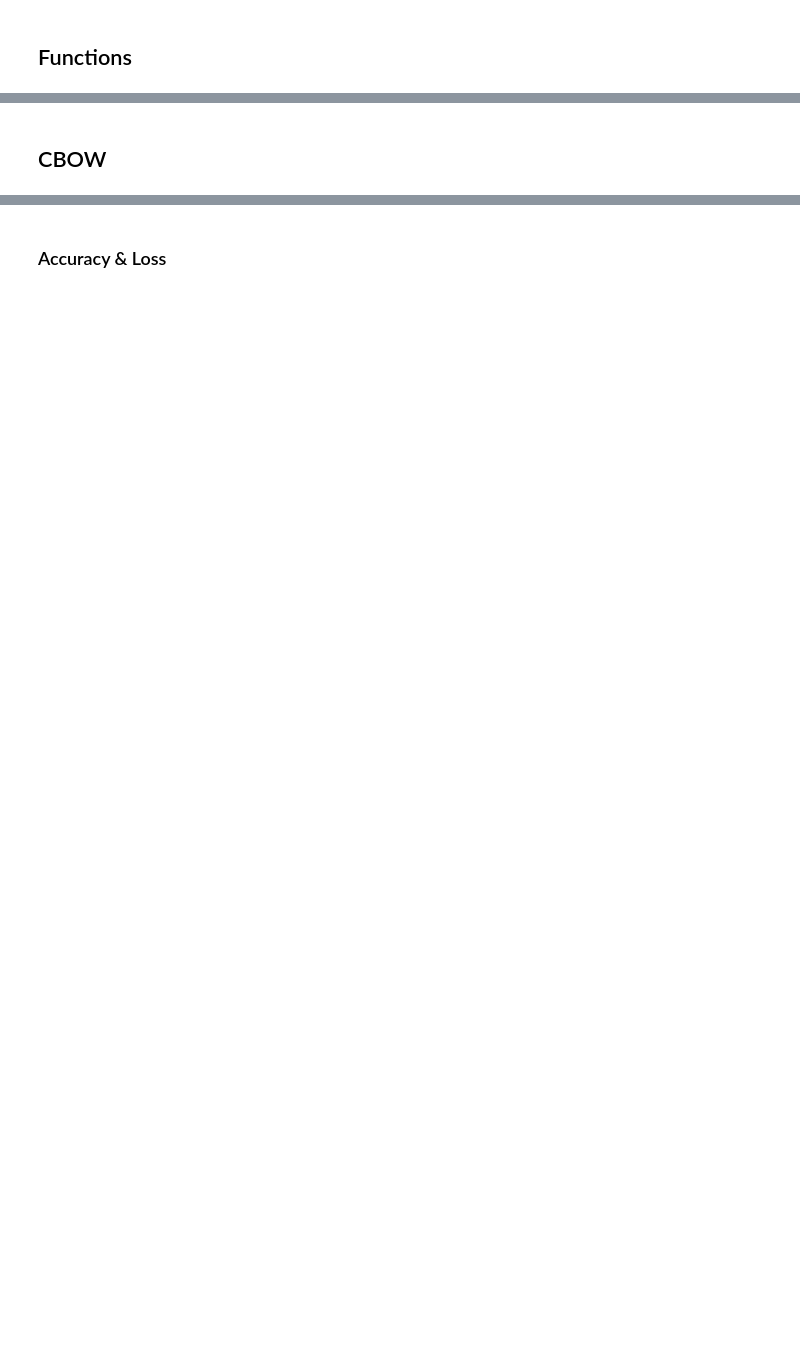
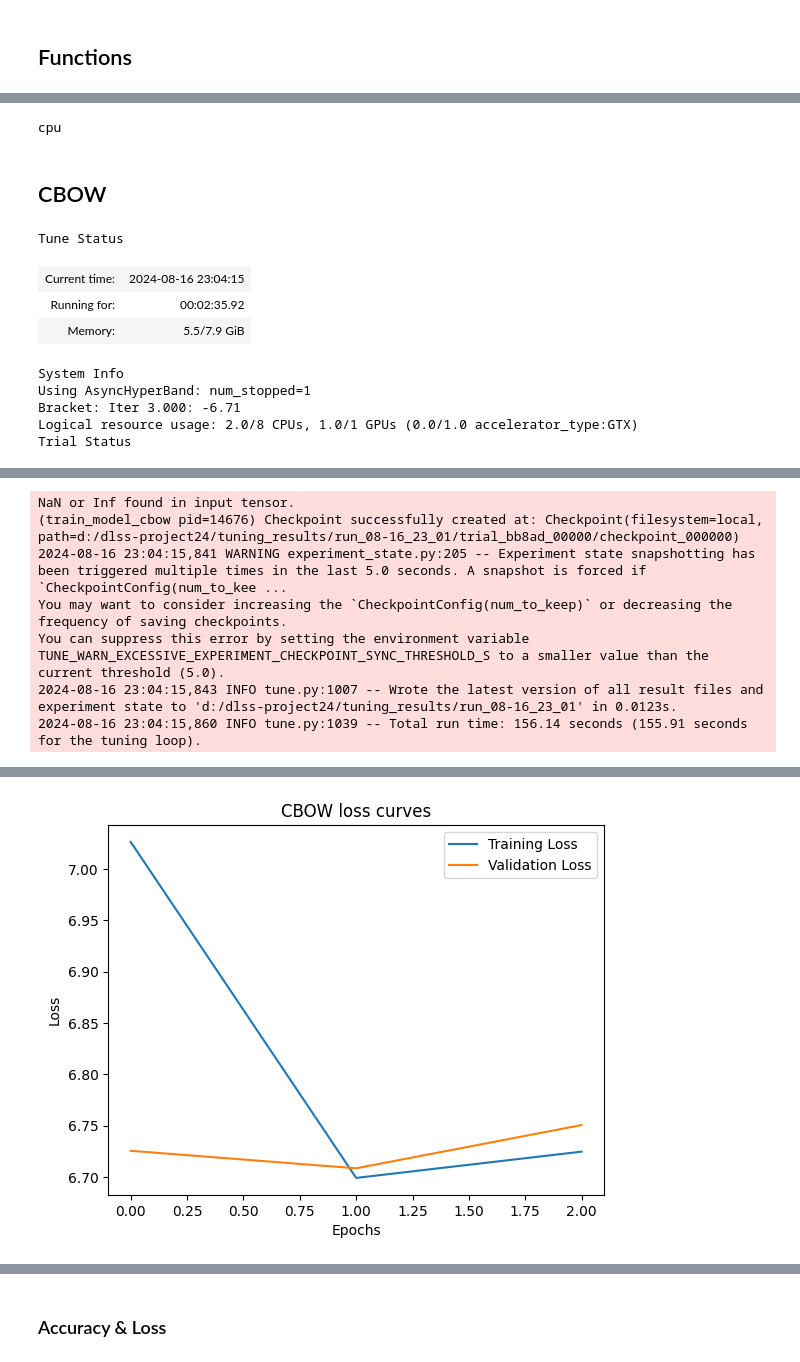
Before and after one commit to tobiaswtzl/dlss-project24, a Jupyter notebook: code/train_models.ipynb, the cells around one changed output, grey strips where cells are left out. Drawn from its saved outputs; the diff is of its cells as text; code cells hidden in the pictures; blank space fills up the shorter version.

```diff
--- a/code/train_models.ipynb
+++ b/code/train_models.ipynb
@@ -899,2 +912,13 @@ cpu
+# %%
+#### Tuning ####
+## choose sample size and max epoch
+n_samples = 1
+epochs = 3
+
+## use the gpu
+device = torch.device("cuda" if torch.cuda.is_available() else "cpu")
+print(device)
+# %% [output]
+cpu
 # %% [markdown]
 ## CBOW
@@ -915,9 +934,10 @@ tune_parameters(
     val_corpus = filtered_corpus_val,
     word_to_index= word_to_index,
     max_num_epochs=epochs,
-    resources = {"cpu": 2, "gpu": 1/2},
+    resources = {"cpu": 2, "gpu": 1},
     parameter_space = {
             "model": "CBOW",
+            "data_sample_name": data_sample_name,
             "context_size": tune.choice([2, 3, 4, 5]),
             "dropout": tune.choice([0.1, 0.2, 0.3, 0.4, 0.5]),
             "lr": tune.loguniform(1e-4, 1e-2),
@@ -932,3 +952,22 @@ tune_parameters(
             },
     local_path = local_path + "/tuning_results"
     )
+
+plot_loss_curve("CBOW", local_path = local_path, data_sample_name = data_sample_name)
+
+embeddings_cbow_all_years = extract_embeddings(
+     model_type = "CBOW",
+     local_path=local_path,
+     data_sample_name = data_sample_name,
+     index_to_word = index_to_word
+     )
+# %% [output]
+Tune Status
+| Current time: | 2024-08-16 23:04:15 |
+| Running for: | 00:02:35.92 |
+| Memory: | 5.5/7.9 GiB |
+System Info
+Using AsyncHyperBand: num_stopped=1
+Bracket: Iter 3.000: -6.71
+Logical resource usage: 2.0/8 CPUs, 1.0/1 GPUs (0.0/1.0 accelerator_type:GTX)
+Trial Status
@@ -934,0 +976,7 @@ tune_parameters(
+NaN or Inf found in input tensor.
+(train_model_cbow pid=14676) Checkpoint successfully created at: Checkpoint(filesystem=local, path=d:/dlss-project24/tuning_results/run_08-16_23_01/trial_bb8ad_00000/checkpoint_000000)
+2024-08-16 23:04:15,841 WARNING experiment_state.py:205 -- Experiment state snapshotting has been triggered multiple times in the last 5.0 seconds. A snapshot is forced if `CheckpointConfig(num_to_kee ...
+You may want to consider increasing the `CheckpointConfig(num_to_keep)` or decreasing the frequency of saving checkpoints.
+You can suppress this error by setting the environment variable TUNE_WARN_EXCESSIVE_EXPERIMENT_CHECKPOINT_SYNC_THRESHOLD_S to a smaller value than the current threshold (5.0).
+2024-08-16 23:04:15,843 INFO tune.py:1007 -- Wrote the latest version of all result files and experiment state to 'd:/dlss-project24/tuning_results/run_08-16_23_01' in 0.0123s.
+2024-08-16 23:04:15,860 INFO tune.py:1039 -- Total run time: 156.14 seconds (155.91 seconds for the tuning loop).
@@ -934,0 +985 @@ tune_parameters(
+[figure, added]
```
Also changed, not shown: parts of 25 cells of this notebook, 5 other files.
